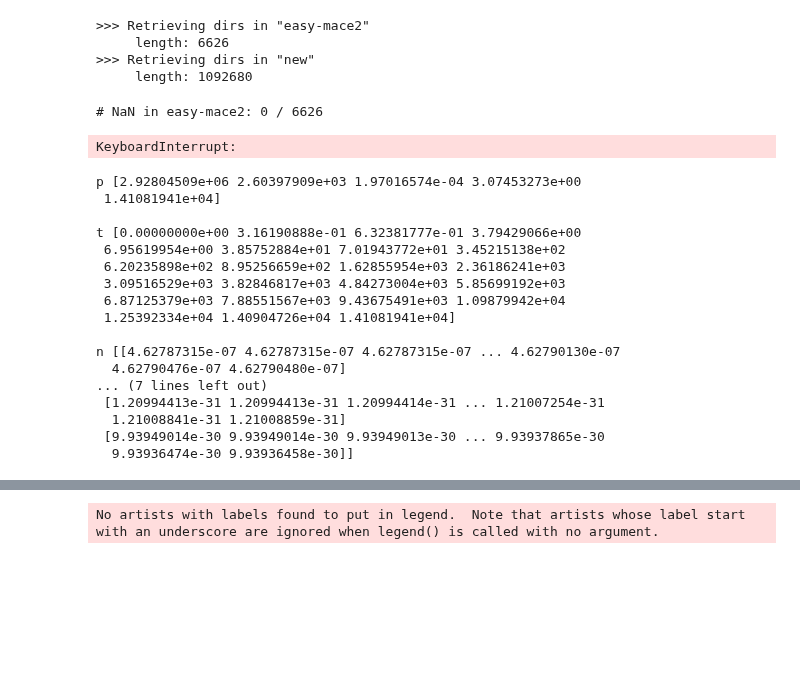
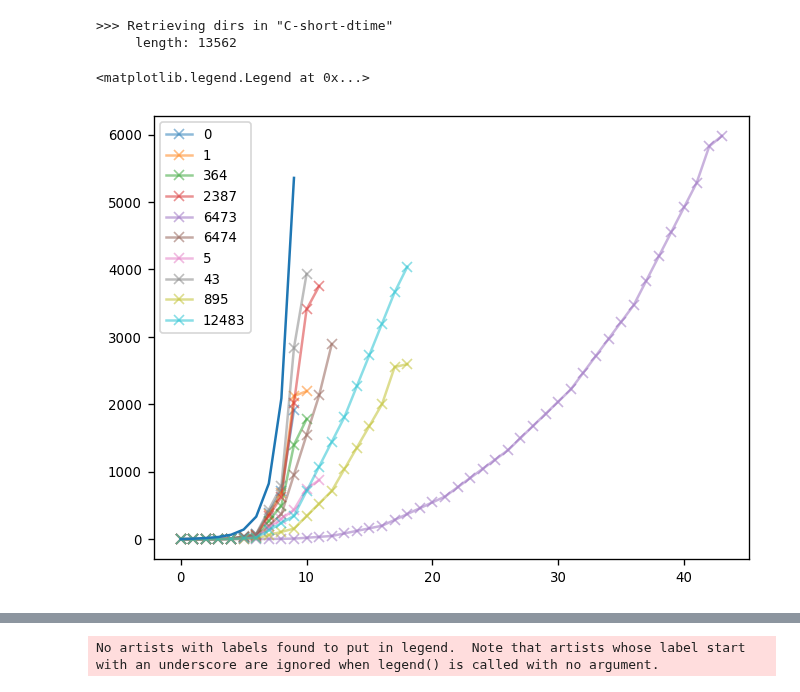
Before and after one commit to silkemaes/ChemPy, a Jupyter notebook: explore.ipynb, the cells around one changed output, grey strips where cells are left out. Cells and saved outputs as stored; diff of their text form; code cells hidden in the pictures; blank space fills up the shorter version.

```diff
--- a/explore.ipynb
+++ b/explore.ipynb
@@ -40,12 +132,11 @@ def getdirs(dirname):
 name = datetime.now()
 alpha = 0.5
 
-dirs_em2 = getdirs('easy-mace2')
+# dirs_em2 = getdirs('easy-mace2')
 # dirs_em3 = getdirs('easy-mace3')
 # dirs_em = getdirs('easy-mace')
-dirs_new = getdirs('new')
+dirs = getdirs('C-short-dtime')
+# dirs_new = getdirs('new')
 # %% [output]
->>> Retrieving dirs in "easy-mace2"
-     length: 6626
->>> Retrieving dirs in "new"
-     length: 1092680
+>>> Retrieving dirs in "C-short-dtime"
+     length: 13562
@@ -69,41 +143,15 @@ def check_for_NaN(dirname, dirs, cutoff):
-# %%
-nan_1 = check_for_NaN('easy-mace2', dirs_em, cutoff = 1e-20)
-# %% [output]
-# NaN in easy-mace2: 0 / 6626
-# %%
-nan_2 = check_for_NaN('new', dirs_new, cutoff = 1e-20)
-# %% [output]
-KeyboardInterrupt:
-# %%
-name = 'easy-mace2'
-i = 0
-success = dirs_em2
-
-input  = np.load(outpath+name+'/'+success[i]+'/input.npy')
-tstep = np.load(outpath+name+'/'+success[i]+'/tstep.npy')
-abs = np.load(outpath+name+'/'+success[i]+'/abundances.npy')
-tictoc = np.load(outpath+name+'/'+success[i]+'/tictoc.npy')
-
-print('p', input)
-print('')
-print('t',tstep)
-print('')
-print('n',(abs))
-# %% [output]
-p [2.92804509e+06 2.60397909e+03 1.97016574e-04 3.07453273e+00
- 1.41081941e+04]
-
-t [0.00000000e+00 3.16190888e-01 6.32381777e-01 3.79429066e+00
- 6.95619954e+00 3.85752884e+01 7.01943772e+01 3.45215138e+02
- 6.20235898e+02 8.95256659e+02 1.62855954e+03 2.36186241e+03
- 3.09516529e+03 3.82846817e+03 4.84273004e+03 5.85699192e+03
- 6.87125379e+03 7.88551567e+03 9.43675491e+03 1.09879942e+04
- 1.25392334e+04 1.40904726e+04 1.41081941e+04]
-
-n [[4.62787315e-07 4.62787315e-07 4.62787315e-07 ... 4.62790130e-07
-  4.62790476e-07 4.62790480e-07]
-... (7 lines left out)
- [1.20994413e-31 1.20994413e-31 1.20994414e-31 ... 1.21007254e-31
-  1.21008841e-31 1.21008859e-31]
- [9.93949014e-30 9.93949014e-30 9.93949013e-30 ... 9.93937865e-30
-  9.93936474e-30 9.93936458e-30]]
+# %%
+x = np.linspace(0,90, 10)
+
+
+for i in [0,1,364,2387,6473,6474,5,43,895, 12483]:
+    tstep = np.load(outpath+'C-short-dtime'+'/'+dirs[i]+'/tstep.npy')
+    # print(i, tstep)
+    plt.plot(tstep, '-x', label = i, alpha = 0.5)
+    # plt.yscale('log')
+
+plt.plot(1.1**x+x**1/2)
+plt.legend()
+# %% [output]
+<matplotlib.legend.Legend at 0x...>
+[figure, added]
```
Also changed, not shown: parts of 11 cells of this notebook, 6 other files.
